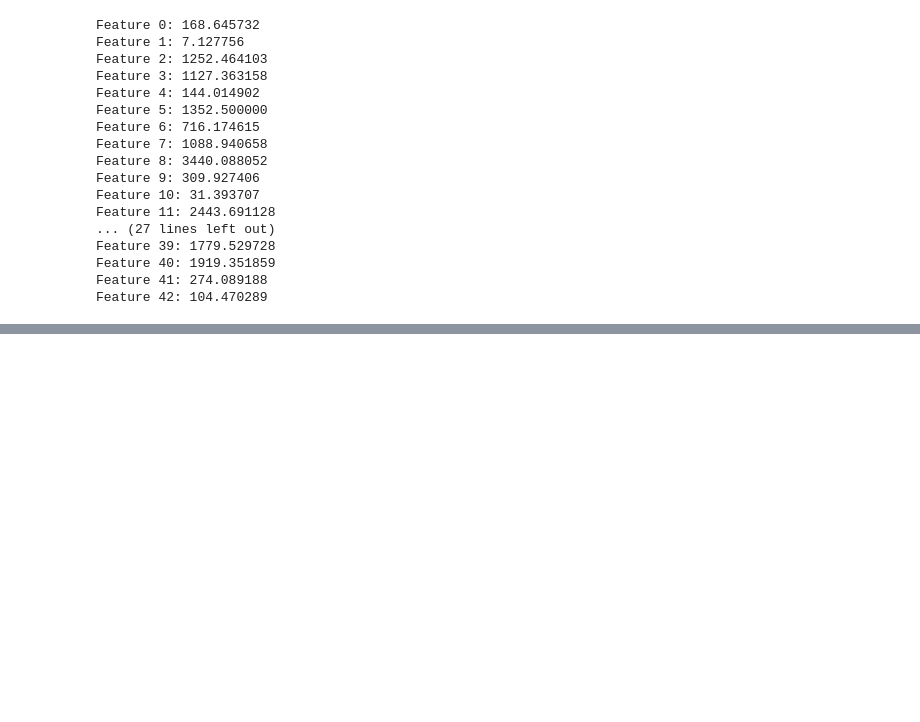
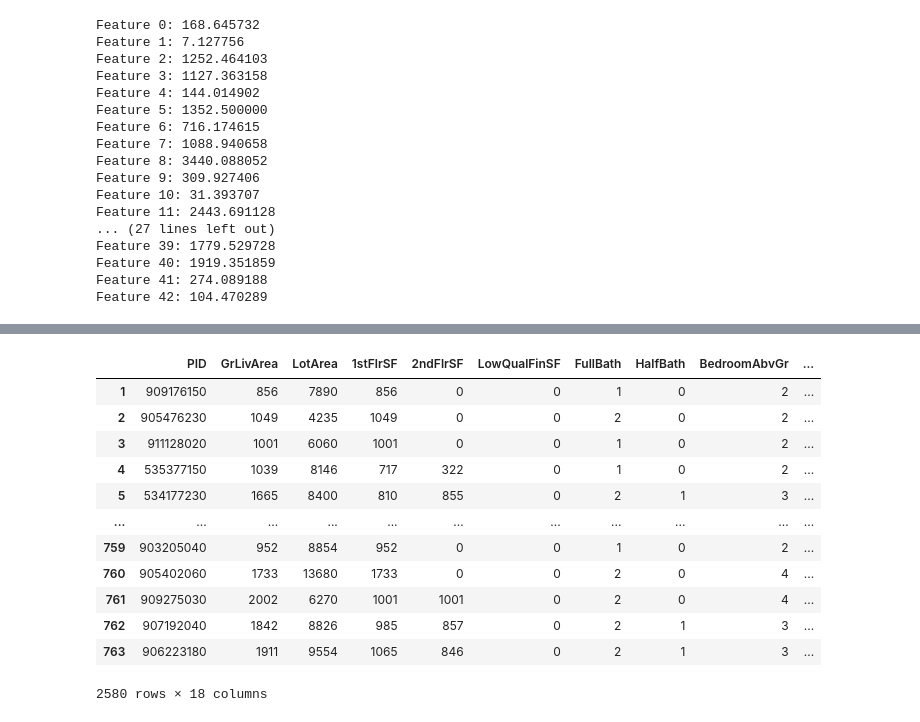
Before and after one commit to djhang99/housing_prices, a Jupyter notebook: Hugh_Goode/Feature_Selection_hg.ipynb, the cells around one changed output, grey strips where cells are left out. Saved outputs shown, nothing was run; the diff lists cells and outputs as text; code cells hidden in the pictures; blank space fills up the shorter version.

```diff
--- a/Hugh_Goode/Feature_Selection_hg.ipynb
+++ b/Hugh_Goode/Feature_Selection_hg.ipynb
@@ -224,0 +280,17 @@ f_rank.sort_values('r2', axis = 0, ascending = False)
+# %%
+housing_num = housing_num.drop(['SalePrice', 'MSSubClass', 'OverallQual', 'OverallCond', 'YearBuilt', 'YearRemodAdd', 'MoSold', 'YrSold', 'MiscVal'], axis = 1)
+housing_num
+# %% [output]
+|  | PID | GrLivArea | LotArea | 1stFlrSF | 2ndFlrSF | LowQualFinSF | FullBath | HalfBath | BedroomAbvGr | ... |
+| 1 | 909176150 | 856 | 7890 | 856 | 0 | 0 | 1 | 0 | 2 | ... |
+| 2 | 905476230 | 1049 | 4235 | 1049 | 0 | 0 | 2 | 0 | 2 | ... |
+| 3 | 911128020 | 1001 | 6060 | 1001 | 0 | 0 | 1 | 0 | 2 | ... |
+| 4 | 535377150 | 1039 | 8146 | 717 | 322 | 0 | 1 | 0 | 2 | ... |
+| 5 | 534177230 | 1665 | 8400 | 810 | 855 | 0 | 2 | 1 | 3 | ... |
+| ... | ... | ... | ... | ... | ... | ... | ... | ... | ... | ... |
+| 759 | 903205040 | 952 | 8854 | 952 | 0 | 0 | 1 | 0 | 2 | ... |
+| 760 | 905402060 | 1733 | 13680 | 1733 | 0 | 0 | 2 | 0 | 4 | ... |
+| 761 | 909275030 | 2002 | 6270 | 1001 | 1001 | 0 | 2 | 0 | 4 | ... |
+| 762 | 907192040 | 1842 | 8826 | 985 | 857 | 0 | 2 | 1 | 3 | ... |
+| 763 | 906223180 | 1911 | 9554 | 1065 | 846 | 0 | 2 | 1 | 3 | ... |
+2580 rows × 18 columns
```
Also changed, not shown: parts of 29 cells of this notebook, 1 other file.
